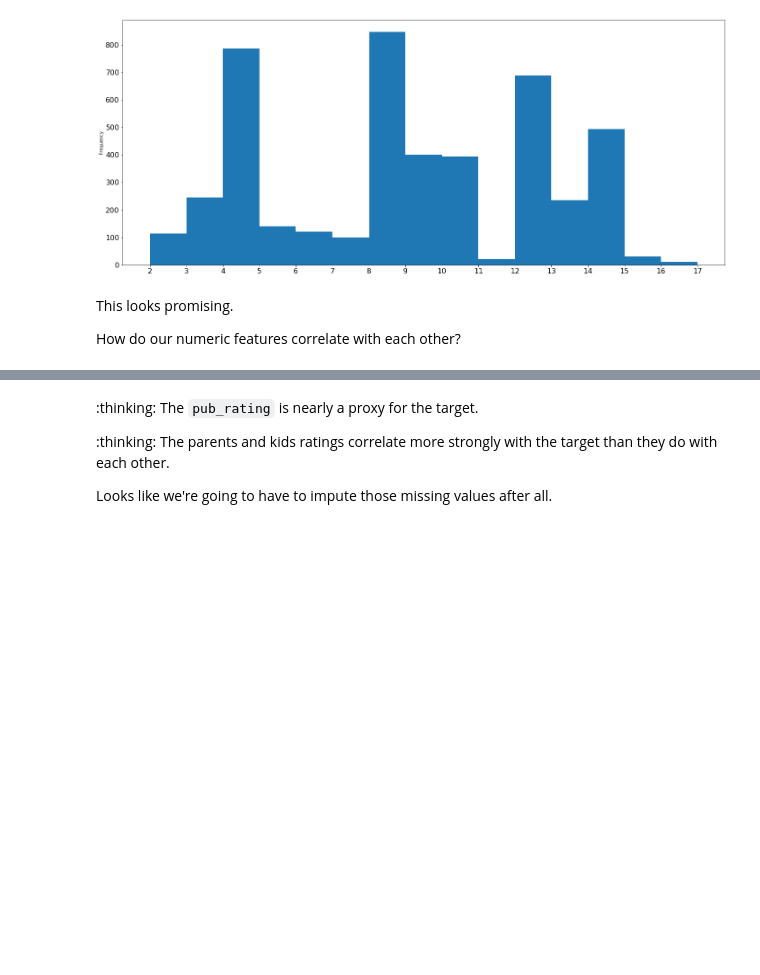
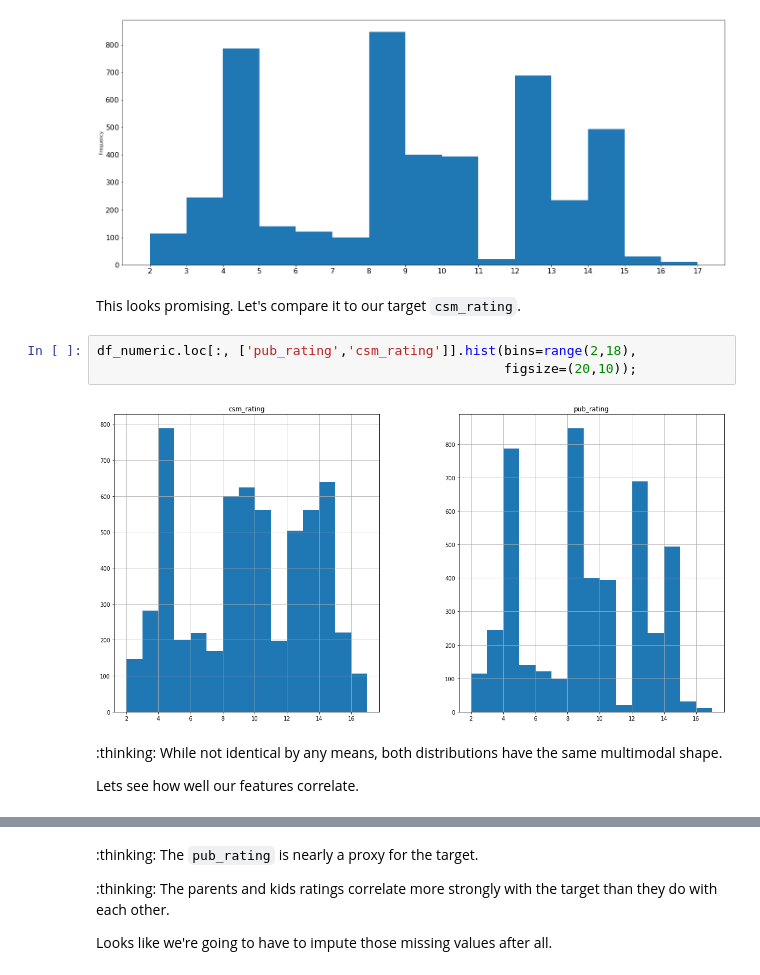
Before and after one commit to educatorsRlearners/an-a-z-of-machine-learning, a Jupyter notebook: _notebooks/2020-06-13-e-is-for-eda.ipynb, the cells around one changed output, grey strips where cells are left out. Cells and saved outputs as stored; diff of their text form; blank space fills up the shorter version.

```diff
--- a/_notebooks/2020-06-13-e-is-for-eda.ipynb
+++ b/_notebooks/2020-06-13-e-is-for-eda.ipynb
@@ -310,8 +307,15 @@ df_numeric['pub_rating'].plot(kind= "hist",
                              fontsize=16);
 # %% [output]
 [figure]
-# %% [markdown]
-This looks promising.
-
-How do our numeric features correlate with each other?
+# %% [markdown]
+This looks promising. Let's compare it to our target `csm_rating`.
+# %%
+df_numeric.loc[:, ['pub_rating','csm_rating']].hist(bins=range(2,18),
+                                                    figsize=(20,10));
+# %% [output]
+[figure, added]
+# %% [markdown]
+:thinking: While not identical by any means, both distributions have the same multimodal shape.
+
+Lets see how well our features correlate.
 # %%
```
Also changed, not shown: parts of 7 cells of this notebook.
